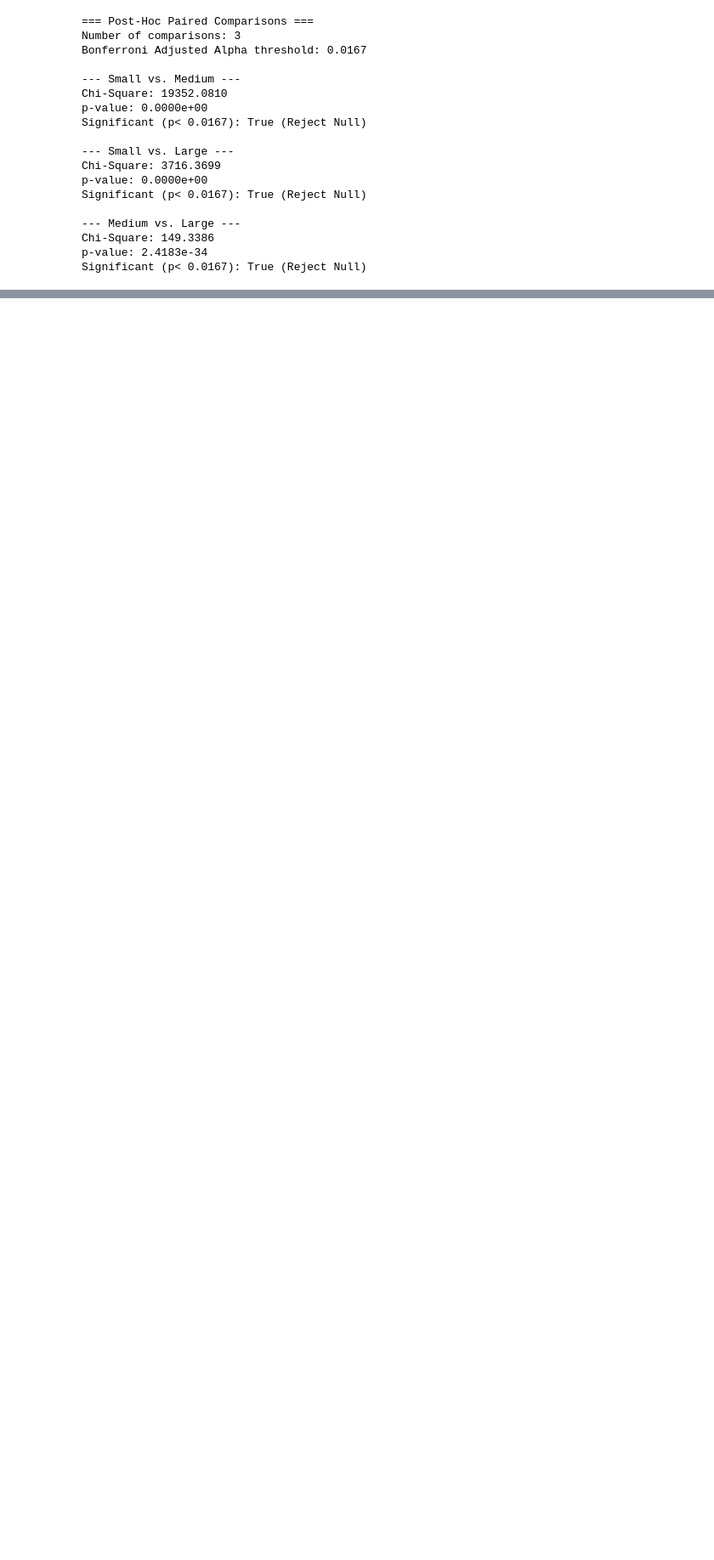
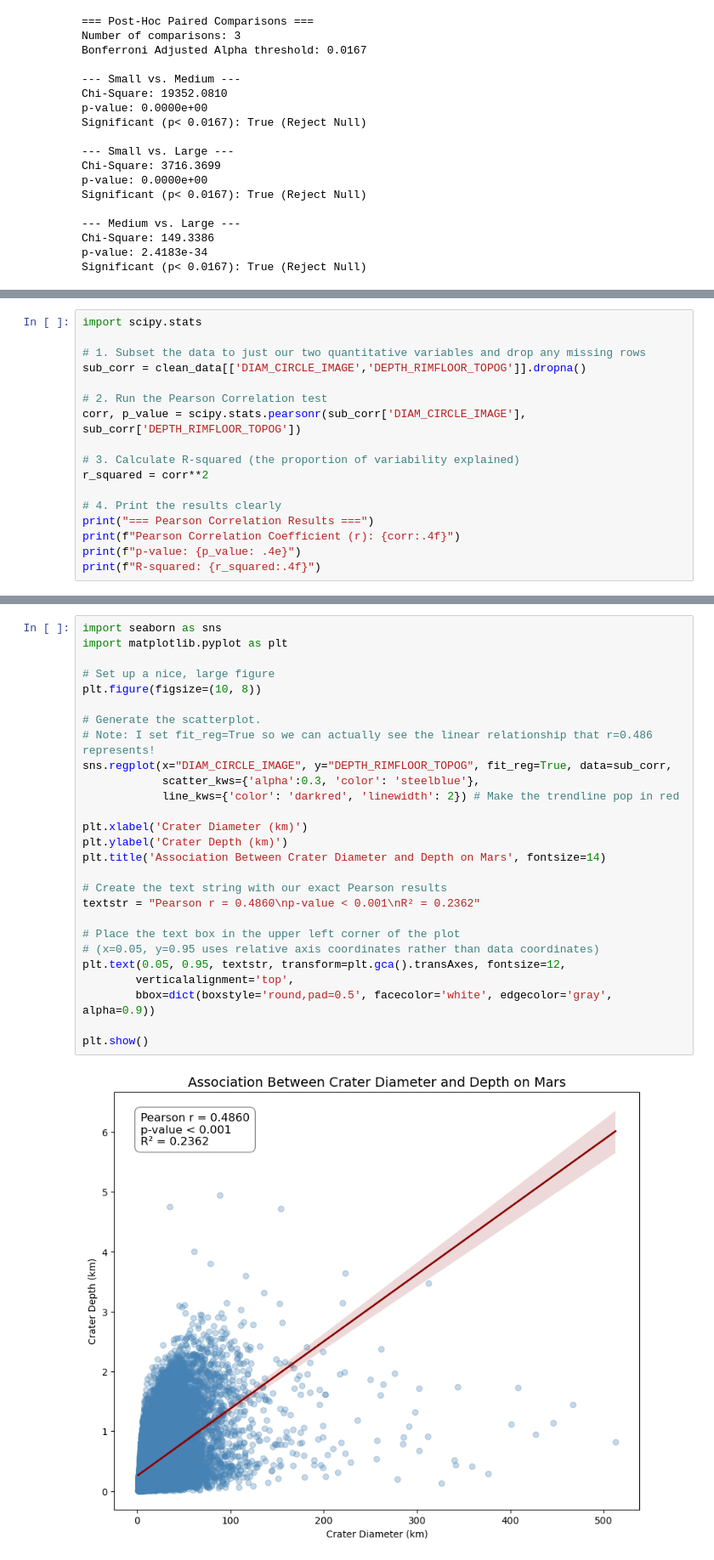
Before and after one commit to mgpacifique/spyder, a Jupyter notebook: marscrater.ipynb, the cells around one changed output, grey strips where cells are left out. Shown at 85% size. Saved outputs shown, nothing was run; the diff lists cells and outputs as text; blank space fills up the shorter version.

Commit message:
feat: add week 3 analysis script and correlation report with updated project documentation and visualization outputs.

```diff
--- a/marscrater.ipynb
+++ b/marscrater.ipynb
@@ -569,0 +572,17 @@ This perfectly completes the narrative of our data! We started with data managem
+# %%
+import scipy.stats
+
+# 1. Subset the data to just our two quantitative variables and drop any missing rows
+sub_corr = clean_data[['DIAM_CIRCLE_IMAGE','DEPTH_RIMFLOOR_TOPOG']].dropna()
+
+# 2. Run the Pearson Correlation test
+corr, p_value = scipy.stats.pearsonr(sub_corr['DIAM_CIRCLE_IMAGE'], sub_corr['DEPTH_RIMFLOOR_TOPOG'])
+
+# 3. Calculate R-squared (the proportion of variability explained)
+r_squared = corr**2
+
+# 4. Print the results clearly
+print("=== Pearson Correlation Results ===")
+print(f"Pearson Correlation Coefficient (r): {corr:.4f}")
+print(f"p-value: {p_value: .4e}")
+print(f"R-squared: {r_squared:.4f}")
@@ -569,0 +594,29 @@ This perfectly completes the narrative of our data! We started with data managem
+# %%
+import seaborn as sns
+import matplotlib.pyplot as plt
+
+# Set up a nice, large figure
+plt.figure(figsize=(10, 8))
+
+# Generate the scatterplot.
+# Note: I set fit_reg=True so we can actually see the linear relationship that r=0.486 represents!
+sns.regplot(x="DIAM_CIRCLE_IMAGE", y="DEPTH_RIMFLOOR_TOPOG", fit_reg=True, data=sub_corr,
+            scatter_kws={'alpha':0.3, 'color': 'steelblue'},
+            line_kws={'color': 'darkred', 'linewidth': 2}) # Make the trendline pop in red
+
+plt.xlabel('Crater Diameter (km)')
+plt.ylabel('Crater Depth (km)')
+plt.title('Association Between Crater Diameter and Depth on Mars', fontsize=14)
+
+# Create the text string with our exact Pearson results
+textstr = "Pearson r = 0.4860\np-value < 0.001\nR² = 0.2362"
+
+# Place the text box in the upper left corner of the plot
+# (x=0.05, y=0.95 uses relative axis coordinates rather than data coordinates)
+plt.text(0.05, 0.95, textstr, transform=plt.gca().transAxes, fontsize=12,
+        verticalalignment='top',
+        bbox=dict(boxstyle='round,pad=0.5', facecolor='white', edgecolor='gray', alpha=0.9))
+
+plt.show()
+# %% [output]
+[figure, added]
```
Also changed, not shown: parts of 2 cells of this notebook, 5 other files.
